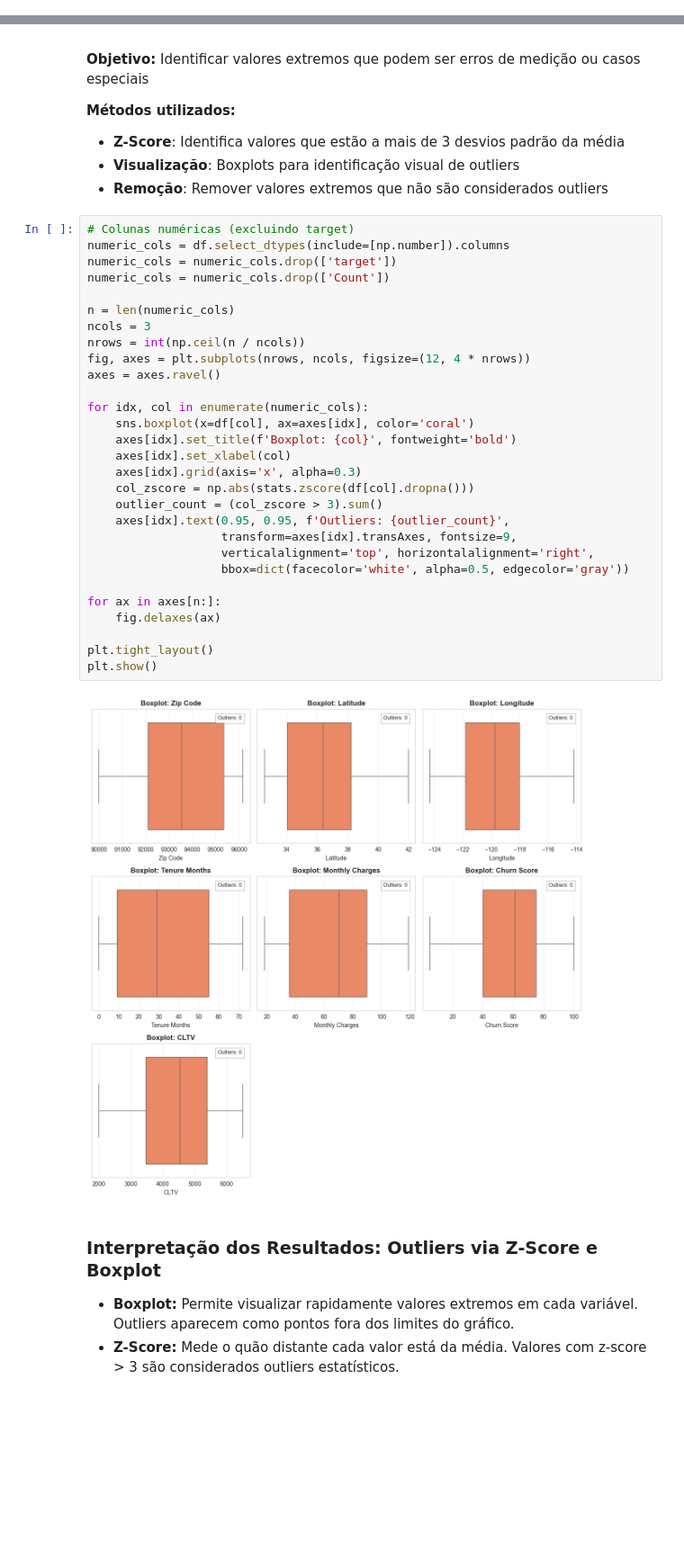
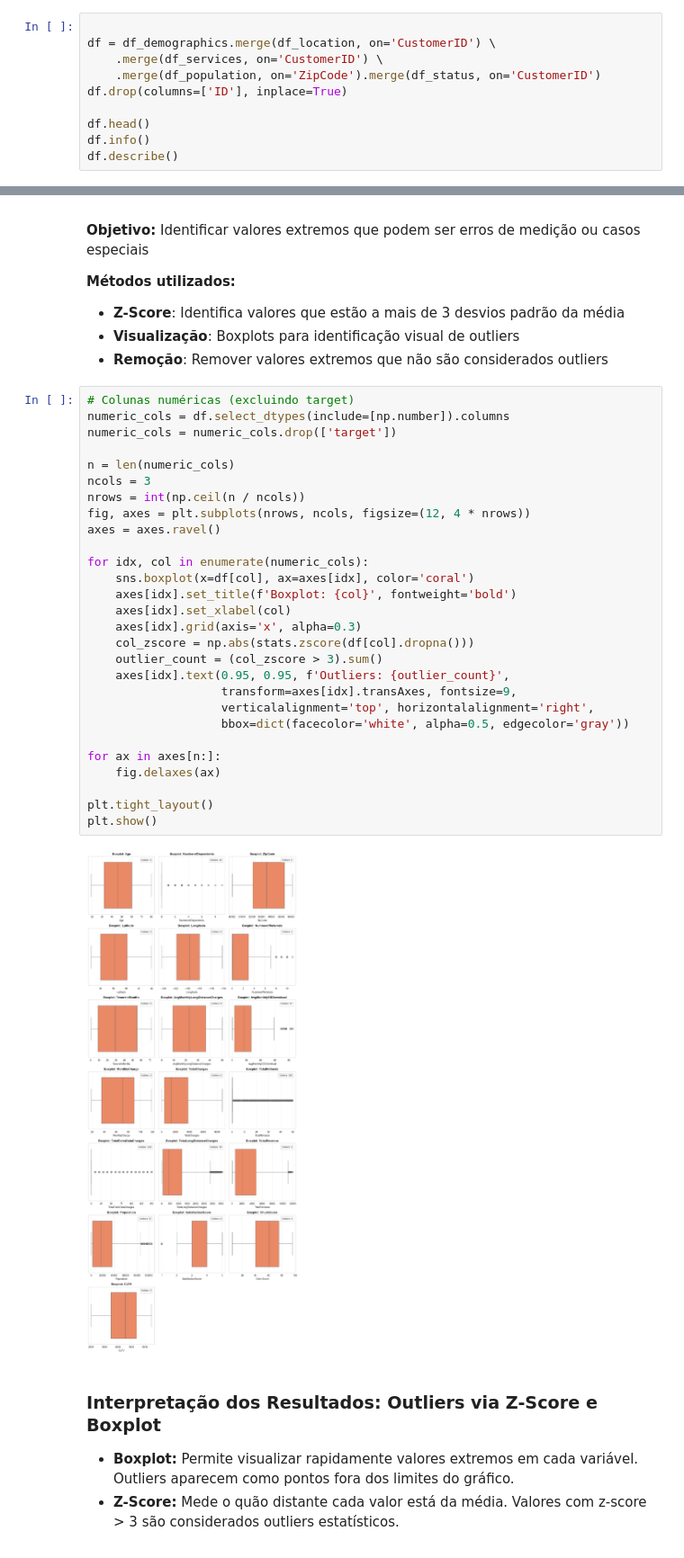
Before and after one commit to crisleymarques/postech-ml-challenge-fase-1, a Jupyter notebook: notebooks/Analise_Exploratoria_Dados.ipynb, the cells around one changed output, grey strips where cells are left out. Shown at 90% size. Saved outputs shown, nothing was run; the diff lists cells and outputs as text; blank space fills up the shorter version.

```diff
--- a/notebooks/Analise_Exploratoria_Dados.ipynb
+++ b/notebooks/Analise_Exploratoria_Dados.ipynb
@@ -212,3 +219,13 @@ memory usage: 1.8+ MB
     - Dica: para estatísticas de colunas categóricas (como `sex`, `cp`, `thal`), use `df.describe(include='object')` ou `df.describe(include='all')` para obter `count`, `unique`, `top` e `freq`.
 
 OBS.: A estrutura das tabelas é composta de features de informações livres, categóricas e numéricas. O Describe considera somente as features numéricas.
+# %%
+
+df = df_demographics.merge(df_location, on='CustomerID') \
+    .merge(df_services, on='CustomerID') \
+    .merge(df_population, on='ZipCode').merge(df_status, on='CustomerID')
+df.drop(columns=['ID'], inplace=True)
+
+df.head()
+df.info()
+df.describe()
@@ -336,34 +383,33 @@ A variável alvo (target) indica se há presença (1) ou ausência (0) de cancel
 # %%
 # Colunas numéricas (excluindo target)
 numeric_cols = df.select_dtypes(include=[np.number]).columns
 numeric_cols = numeric_cols.drop(['target'])
-numeric_cols = numeric_cols.drop(['Count'])
 
 n = len(numeric_cols)
 ncols = 3
 nrows = int(np.ceil(n / ncols))
 fig, axes = plt.subplots(nrows, ncols, figsize=(12, 4 * nrows))
 axes = axes.ravel()
 
 for idx, col in enumerate(numeric_cols):
     sns.boxplot(x=df[col], ax=axes[idx], color='coral')
     axes[idx].set_title(f'Boxplot: {col}', fontweight='bold')
     axes[idx].set_xlabel(col)
     axes[idx].grid(axis='x', alpha=0.3)
     col_zscore = np.abs(stats.zscore(df[col].dropna()))
     outlier_count = (col_zscore > 3).sum()
     axes[idx].text(0.95, 0.95, f'Outliers: {outlier_count}',
                    transform=axes[idx].transAxes, fontsize=9,
                    verticalalignment='top', horizontalalignment='right',
                    bbox=dict(facecolor='white', alpha=0.5, edgecolor='gray'))
 
 for ax in axes[n:]:
     fig.delaxes(ax)
 
 plt.tight_layout()
 plt.show()
 # %% [output]
-[figure, old version]
+[figure, new version]
 # %% [markdown]
 ### Interpretação dos Resultados: Outliers via Z-Score e Boxplot
 - **Boxplot:** Permite visualizar rapidamente valores extremos em cada variável. Outliers aparecem como pontos fora dos limites do gráfico.
```
Also changed, not shown: parts of 8 cells of this notebook.
